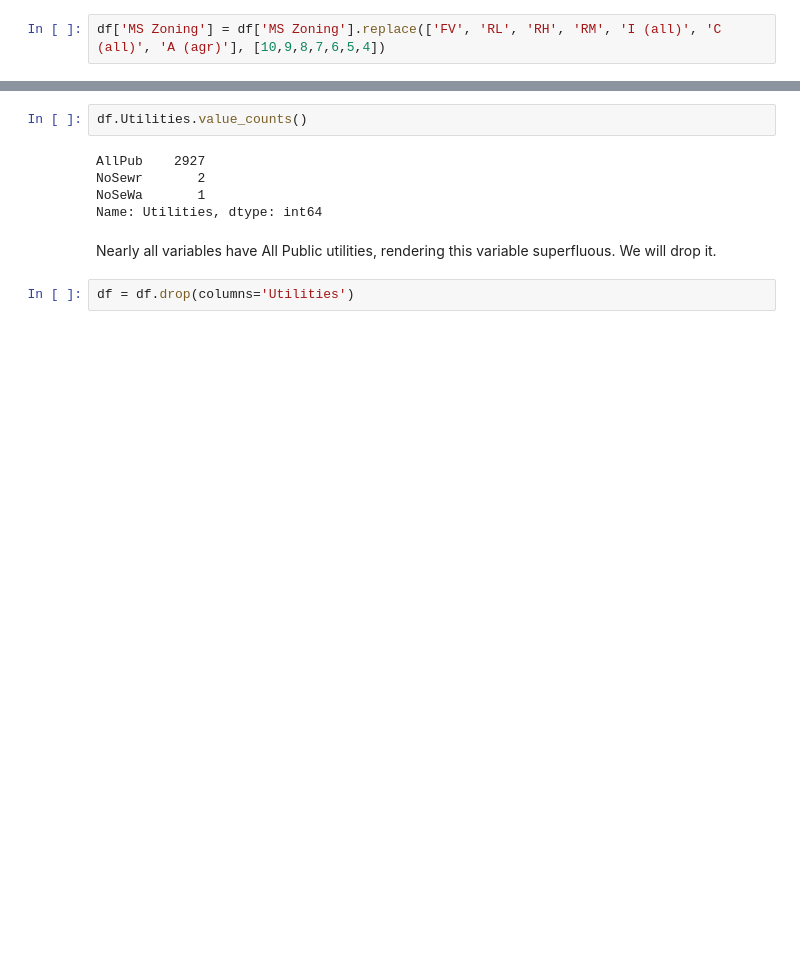
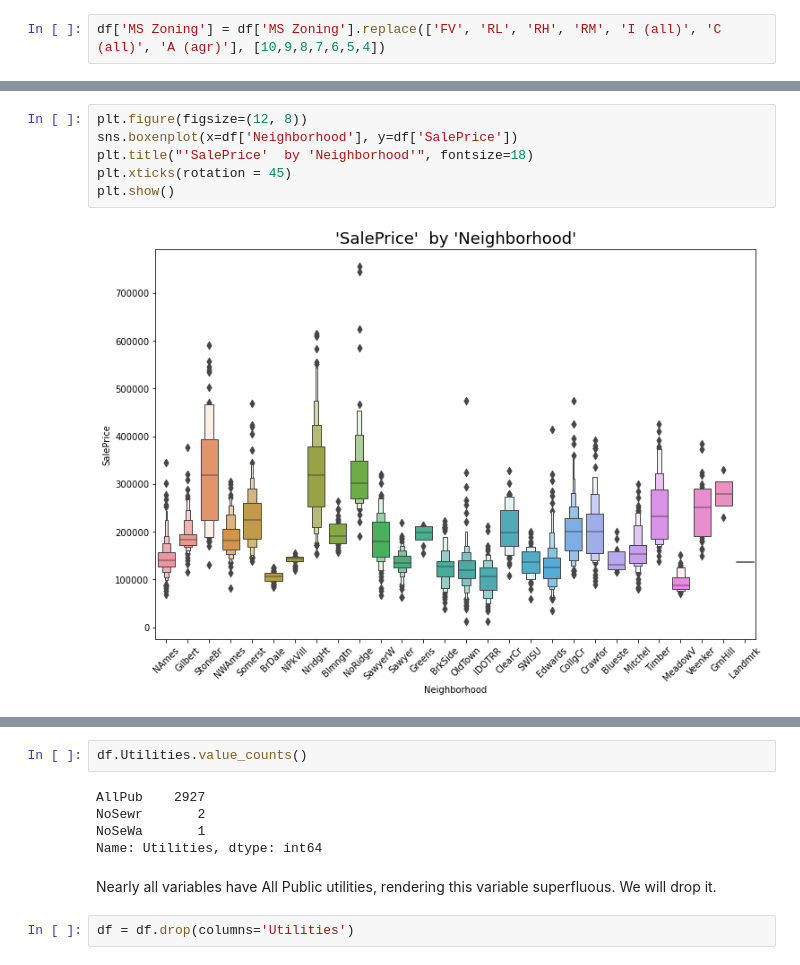
Before and after one commit to RekaCodes/real-estate-prediction, a Jupyter notebook: RE_price_predictions.ipynb, the cells around one changed output, grey strips where cells are left out. Drawn from its saved outputs; the diff is of its cells as text; blank space fills up the shorter version.

```diff
--- a/RE_price_predictions.ipynb
+++ b/RE_price_predictions.ipynb
@@ -203,0 +243,8 @@ df['MS Zoning'] = df['MS Zoning'].replace(['FV', 'RL', 'RH', 'RM', 'I (all)', 'C
+# %%
+plt.figure(figsize=(12, 8))
+sns.boxenplot(x=df['Neighborhood'], y=df['SalePrice'])
+plt.title("'SalePrice'  by 'Neighborhood'", fontsize=18)
+plt.xticks(rotation = 45)
+plt.show()
+# %% [output]
+[figure, added]
```
Also changed, not shown: parts of 74 cells of this notebook.
